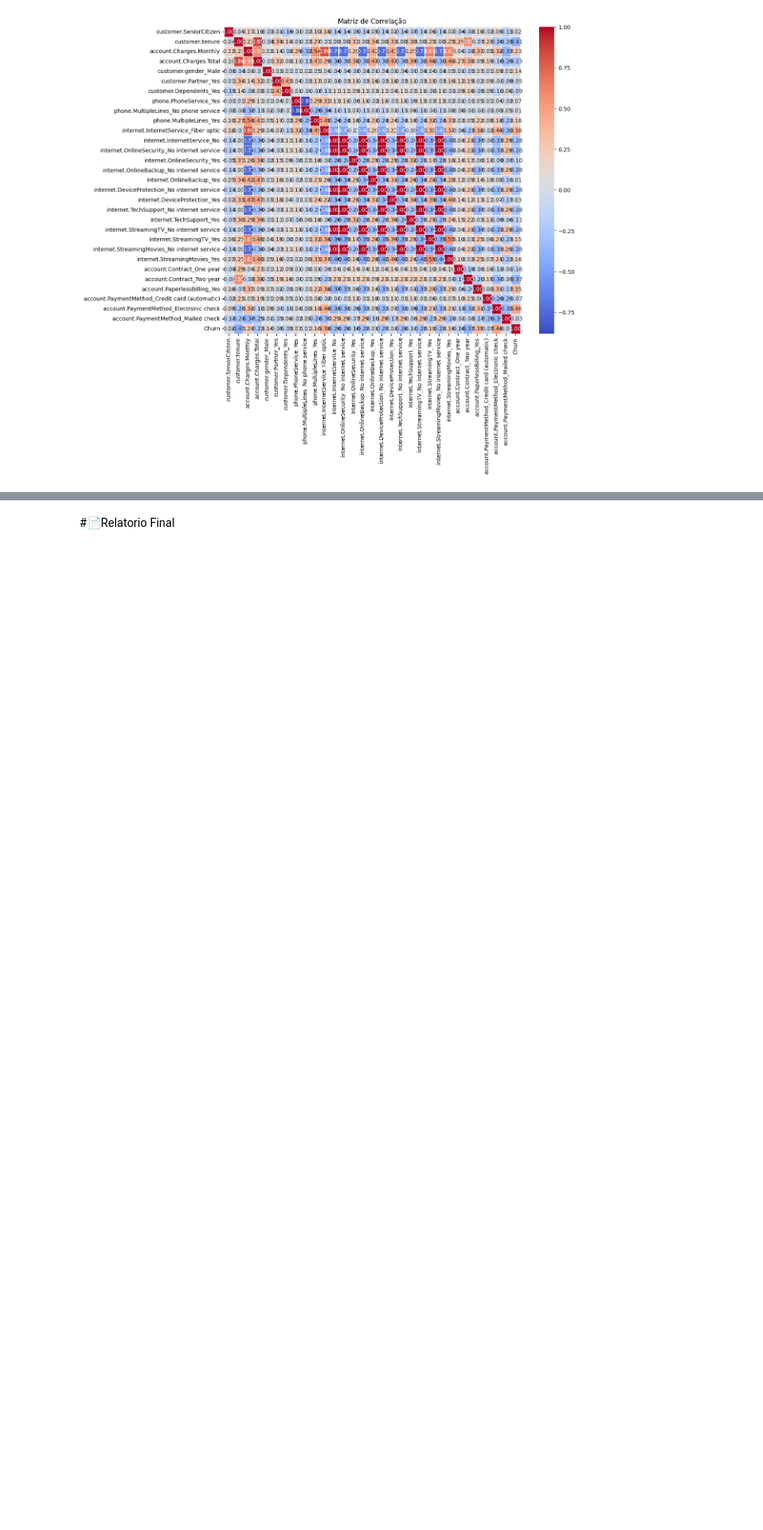
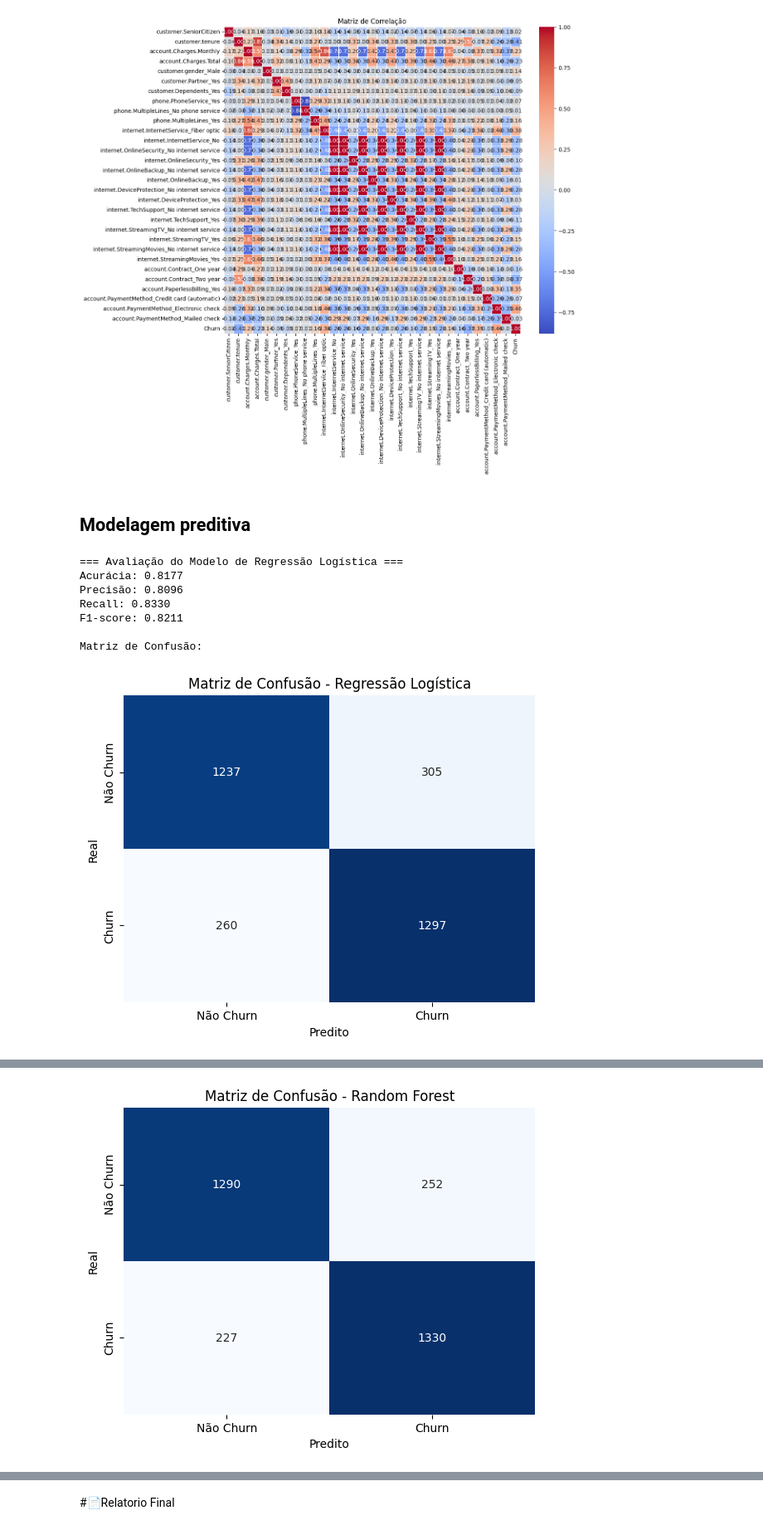
Before and after one commit to kassioramos/telecom_x2, a Jupyter notebook: TelecomX_BR.ipynb, the cells around one changed output, grey strips where cells are left out. Shown at 83% size. Cells and saved outputs as stored; diff of their text form; code cells hidden in the pictures; blank space fills up the shorter version.

Commit message:
Modelagem preditiva

```diff
--- a/TelecomX_BR.ipynb
+++ b/TelecomX_BR.ipynb
@@ -148,3 +148,72 @@ plt.title('Matriz de Correlação')
 plt.show()
 # %% [output]
 [figure]
+# %% [markdown]
+## Modelagem preditiva
+# %%
+from sklearn.model_selection import train_test_split
+
+X_train, X_test, y_train, y_test = train_test_split(X_balanced, y_balanced, test_size=0.3, random_state=42)
+from sklearn.linear_model import LogisticRegression
+from sklearn.ensemble import RandomForestClassifier
+
+log_reg_model = LogisticRegression(random_state=42, solver='liblinear')
+log_reg_model.fit(X_train, y_train)
+
+rf_model = RandomForestClassifier(random_state=42)
+rf_model.fit(X_train, y_train)
+from sklearn.metrics import accuracy_score, precision_score, recall_score, f1_score, confusion_matrix, classification_report
+import matplotlib.pyplot as plt
+import seaborn as sns
+
+y_pred_log_reg = log_reg_model.predict(X_test)
+
+print("=== Avaliação do Modelo de Regressão Logística ===")
+print(f"Acurácia: {accuracy_score(y_test, y_pred_log_reg):.4f}")
+print(f"Precisão: {precision_score(y_test, y_pred_log_reg):.4f}")
+print(f"Recall: {recall_score(y_test, y_pred_log_reg):.4f}")
+print(f"F1-score: {f1_score(y_test, y_pred_log_reg):.4f}")
+print("\nMatriz de Confusão:")
+cm_log_reg = confusion_matrix(y_test, y_pred_log_reg)
+sns.heatmap(cm_log_reg, annot=True, fmt='d', cmap='Blues', cbar=False,
+            xticklabels=['Não Churn', 'Churn'], yticklabels=['Não Churn', 'Churn'])
+plt.xlabel('Predito')
+plt.ylabel('Real')
+plt.title('Matriz de Confusão - Regressão Logística')
+plt.show()
+print("\nRelatório de Classificação:\n", classification_report(y_test, y_pred_log_reg))
+
+y_pred_rf = rf_model.predict(X_test)
+
+print("\n=== Avaliação do Modelo Random Forest ===")
+print(f"Acurácia: {accuracy_score(y_test, y_pred_rf):.4f}")
+print(f"Precisão: {precision_score(y_test, y_pred_rf):.4f}")
+print(f"Recall: {recall_score(y_test, y_pred_rf):.4f}")
+print(f"F1-score: {f1_score(y_test, y_pred_rf):.4f}")
+print("\nMatriz de Confusão:")
+cm_rf = confusion_matrix(y_test, y_pred_rf)
+sns.heatmap(cm_rf, annot=True, fmt='d', cmap='Blues', cbar=False,
+            xticklabels=['Não Churn', 'Churn'], yticklabels=['Não Churn', 'Churn'])
+plt.xlabel('Predito')
+plt.ylabel('Real')
+plt.title('Matriz de Confusão - Random Forest')
+plt.show()
+print("\nRelatório de Classificação:\n", classification_report(y_test, y_pred_rf))
+
+y_train_pred_log_reg = log_reg_model.predict(X_train)
+y_train_pred_rf = rf_model.predict(X_train)
+
+print("\n=== Comparativo de Desempenho (Treino vs Teste) ===")
+print("Regressão Logística - Treino Acurácia:", accuracy_score(y_train, y_train_pred_log_reg))
+print("Regressão Logística - Teste Acurácia:", accuracy_score(y_test, y_pred_log_reg))
+print("Random Forest - Treino Acurácia:", accuracy_score(y_train, y_train_pred_rf))
+print("Random Forest - Teste Acurácia:", accuracy_score(y_test, y_pred_rf))
+# %% [output]
+=== Avaliação do Modelo de Regressão Logística ===
+Acurácia: 0.8177
+Precisão: 0.8096
+Recall: 0.8330
+F1-score: 0.8211
+
+Matriz de Confusão:
+[figure, added]
@@ -150,0 +238 @@ plt.show()
+[figure, added]
```
Also changed, not shown: parts of 1 cell of this notebook.
